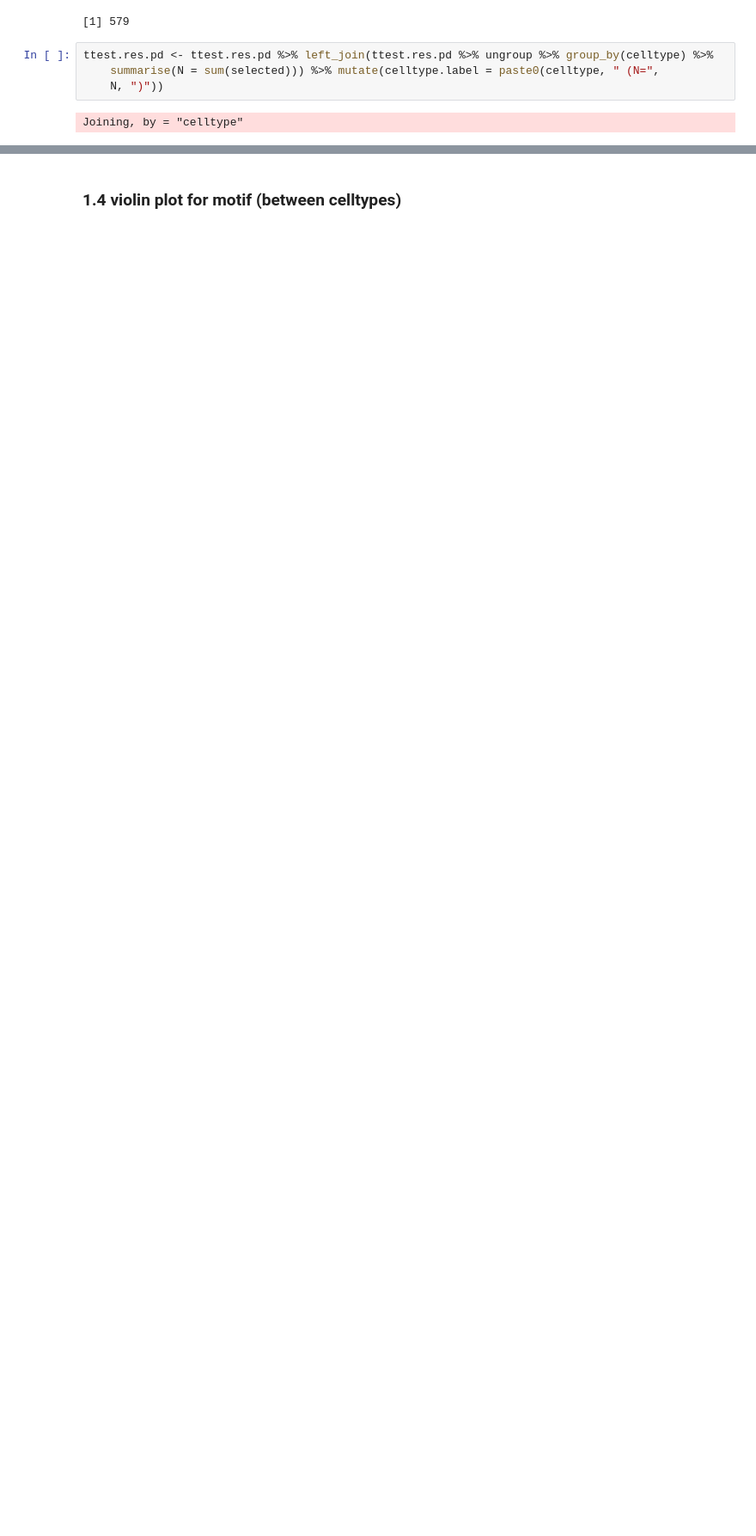
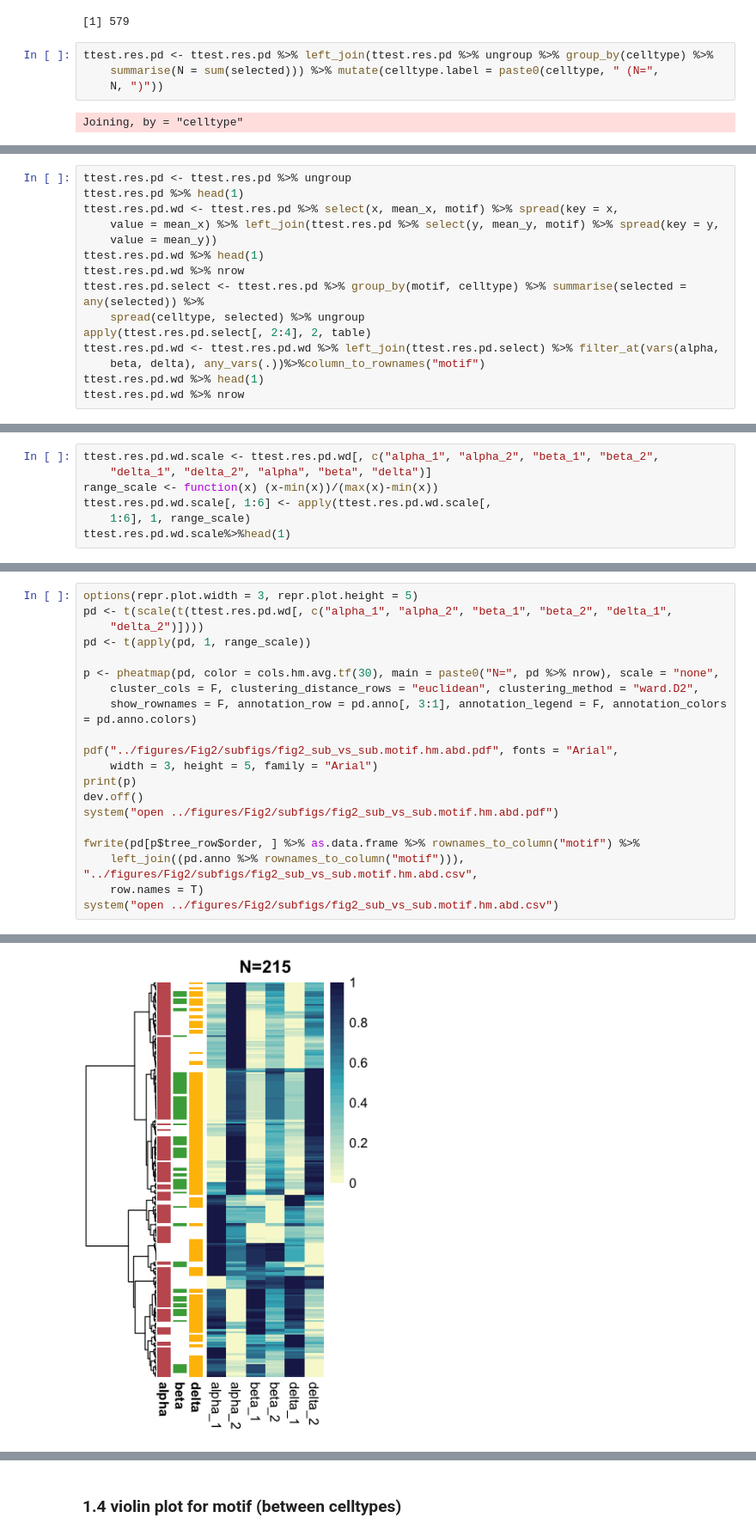
Before and after one commit to biomystery/islet_figs_motifs, a Jupyter notebook: figcode/plots.ipynb, the cells around one changed output, grey strips where cells are left out. Shown at 86% size. Cells and saved outputs as stored; diff of their text form; blank space fills up the shorter version.

Commit message:
added sub vs sub abd motif heatmap

```diff
--- a/figcode/plots.ipynb
+++ b/figcode/plots.ipynb
@@ -428,0 +402,15 @@ draw(ht, heatmap_legend_side = "top")
+# %%
+ttest.res.pd <- ttest.res.pd %>% ungroup
+ttest.res.pd %>% head(1)
+ttest.res.pd.wd <- ttest.res.pd %>% select(x, mean_x, motif) %>% spread(key = x,
+    value = mean_x) %>% left_join(ttest.res.pd %>% select(y, mean_y, motif) %>% spread(key = y,
+    value = mean_y))
+ttest.res.pd.wd %>% head(1)
+ttest.res.pd.wd %>% nrow
+ttest.res.pd.select <- ttest.res.pd %>% group_by(motif, celltype) %>% summarise(selected = any(selected)) %>%
+    spread(celltype, selected) %>% ungroup
+apply(ttest.res.pd.select[, 2:4], 2, table)
+ttest.res.pd.wd <- ttest.res.pd.wd %>% left_join(ttest.res.pd.select) %>% filter_at(vars(alpha,
+    beta, delta), any_vars(.))%>%column_to_rownames("motif")
+ttest.res.pd.wd %>% head(1)
+ttest.res.pd.wd %>% nrow
@@ -428,0 +438,7 @@ draw(ht, heatmap_legend_side = "top")
+# %%
+ttest.res.pd.wd.scale <- ttest.res.pd.wd[, c("alpha_1", "alpha_2", "beta_1", "beta_2",
+    "delta_1", "delta_2", "alpha", "beta", "delta")]
+range_scale <- function(x) (x-min(x))/(max(x)-min(x))
+ttest.res.pd.wd.scale[, 1:6] <- apply(ttest.res.pd.wd.scale[,
+    1:6], 1, range_scale)
+ttest.res.pd.wd.scale%>%head(1)
@@ -428,0 +470,21 @@ draw(ht, heatmap_legend_side = "top")
+# %%
+options(repr.plot.width = 3, repr.plot.height = 5)
+pd <- t(scale(t(ttest.res.pd.wd[, c("alpha_1", "alpha_2", "beta_1", "beta_2", "delta_1",
+    "delta_2")])))
+pd <- t(apply(pd, 1, range_scale))
+
+p <- pheatmap(pd, color = cols.hm.avg.tf(30), main = paste0("N=", pd %>% nrow), scale = "none",
+    cluster_cols = F, clustering_distance_rows = "euclidean", clustering_method = "ward.D2",
+    show_rownames = F, annotation_row = pd.anno[, 3:1], annotation_legend = F, annotation_colors = pd.anno.colors)
+
+pdf("../figures/Fig2/subfigs/fig2_sub_vs_sub.motif.hm.abd.pdf", fonts = "Arial",
+    width = 3, height = 5, family = "Arial")
+print(p)
+dev.off()
+system("open ../figures/Fig2/subfigs/fig2_sub_vs_sub.motif.hm.abd.pdf")
+
+fwrite(pd[p$tree_row$order, ] %>% as.data.frame %>% rownames_to_column("motif") %>%
+    left_join((pd.anno %>% rownames_to_column("motif"))), "../figures/Fig2/subfigs/fig2_sub_vs_sub.motif.hm.abd.csv",
+    row.names = T)
+system("open ../figures/Fig2/subfigs/fig2_sub_vs_sub.motif.hm.abd.csv")
+# %% [output]
@@ -428,0 +494 @@ draw(ht, heatmap_legend_side = "top")
+[figure, added]
```
Also changed, not shown: parts of 13 cells of this notebook, 3 other files.
